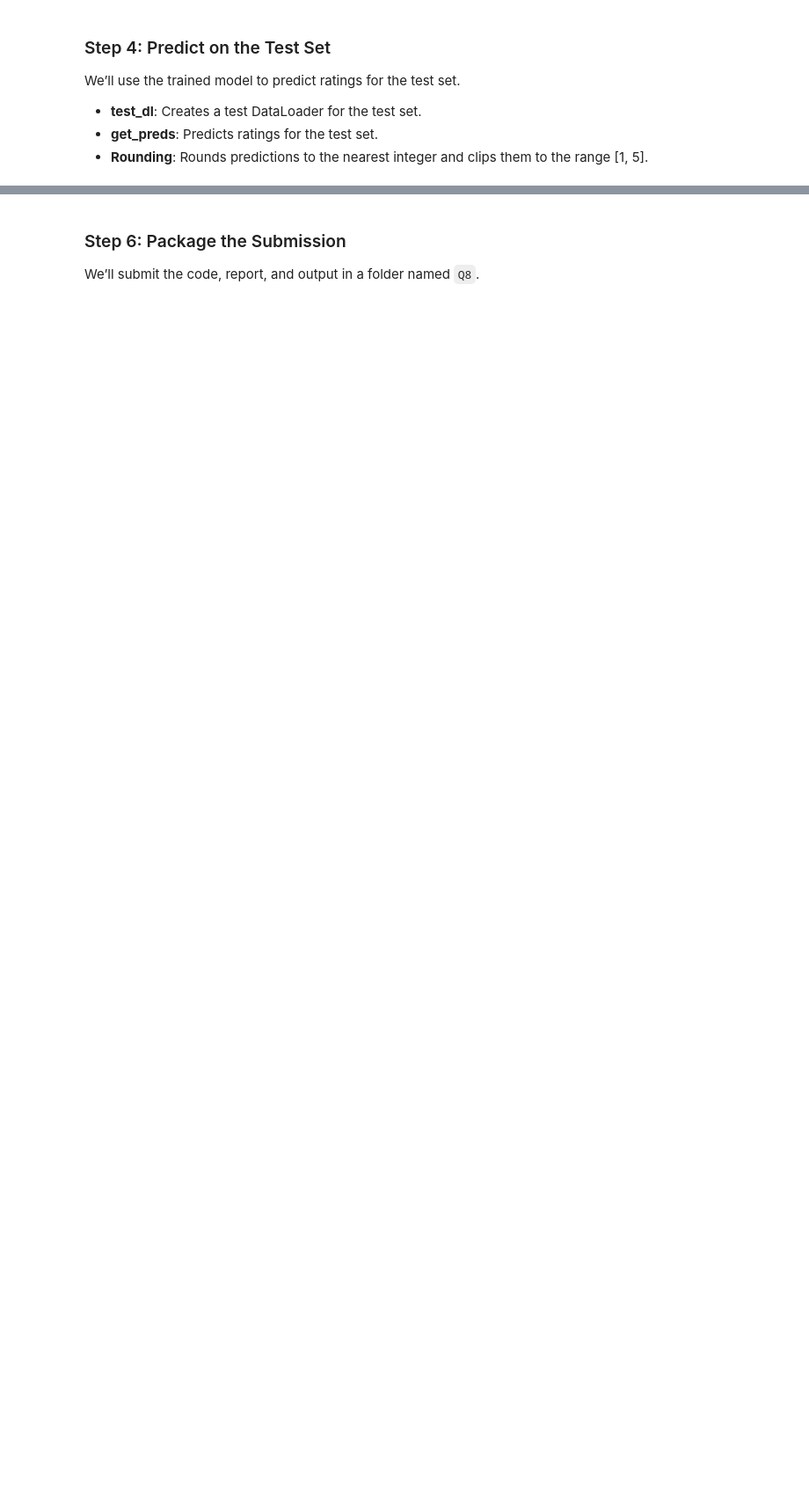
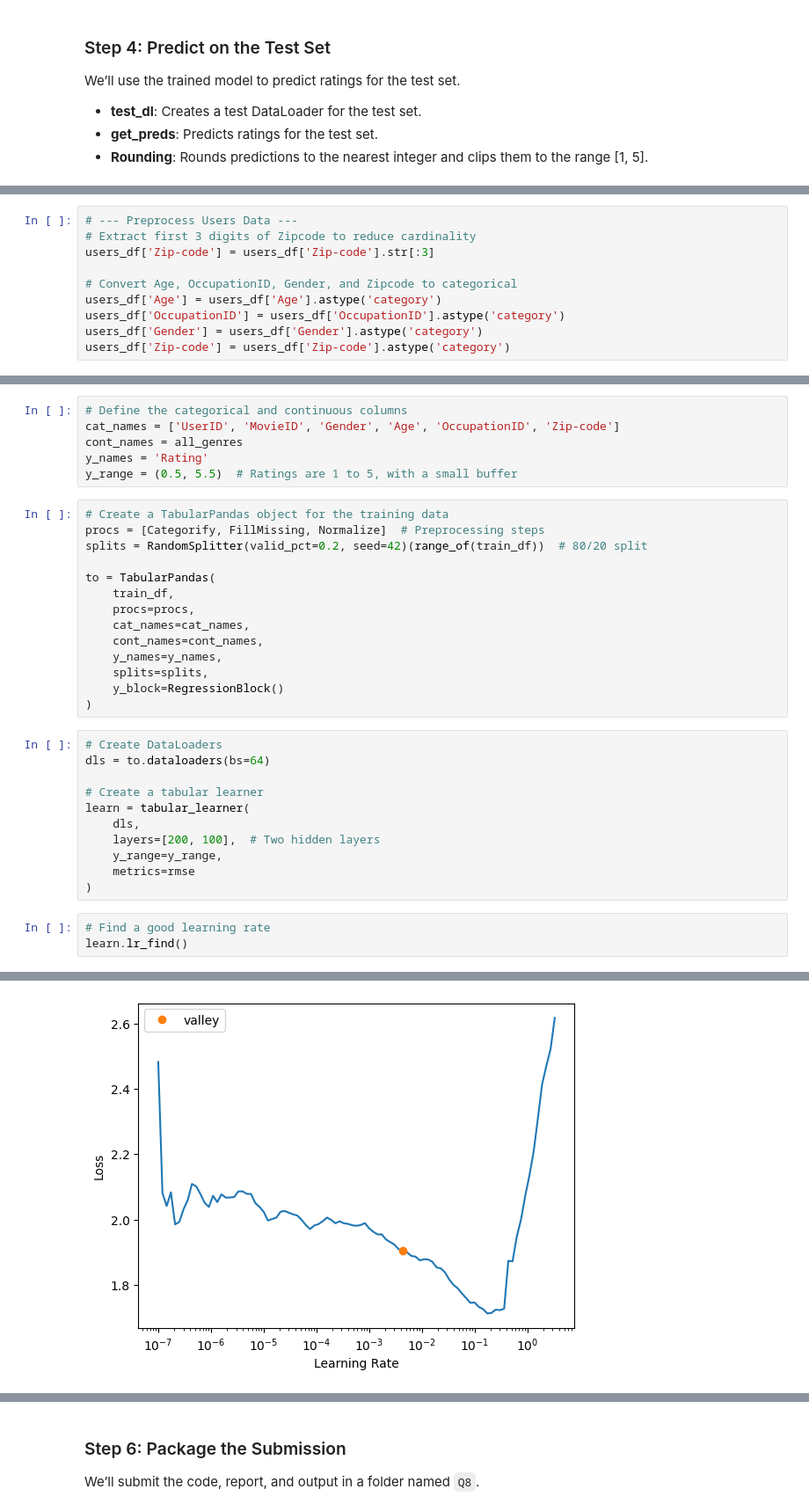
Before and after one commit to twtang/blog, a Jupyter notebook: posts/msbd5002-q8/Q8_code.ipynb, the cells around one changed output, grey strips where cells are left out. Shown at 88% size. Saved outputs shown, nothing was run; the diff lists cells and outputs as text; blank space fills up the shorter version.

```diff
--- a/posts/msbd5002-q8/Q8_code.ipynb
+++ b/posts/msbd5002-q8/Q8_code.ipynb
@@ -219,0 +255,10 @@ output_df.to_csv('Q8_output.csv', index=False)
+# %%
+# --- Preprocess Users Data ---
+# Extract first 3 digits of Zipcode to reduce cardinality
+users_df['Zip-code'] = users_df['Zip-code'].str[:3]
+
+# Convert Age, OccupationID, Gender, and Zipcode to categorical
+users_df['Age'] = users_df['Age'].astype('category')
+users_df['OccupationID'] = users_df['OccupationID'].astype('category')
+users_df['Gender'] = users_df['Gender'].astype('category')
+users_df['Zip-code'] = users_df['Zip-code'].astype('category')
@@ -219,0 +322,35 @@ output_df.to_csv('Q8_output.csv', index=False)
+# %%
+# Define the categorical and continuous columns
+cat_names = ['UserID', 'MovieID', 'Gender', 'Age', 'OccupationID', 'Zip-code']
+cont_names = all_genres
+y_names = 'Rating'
+y_range = (0.5, 5.5)  # Ratings are 1 to 5, with a small buffer
+# %%
+# Create a TabularPandas object for the training data
+procs = [Categorify, FillMissing, Normalize]  # Preprocessing steps
+splits = RandomSplitter(valid_pct=0.2, seed=42)(range_of(train_df))  # 80/20 split
+
+to = TabularPandas(
+    train_df,
+    procs=procs,
+    cat_names=cat_names,
+    cont_names=cont_names,
+    y_names=y_names,
+    splits=splits,
+    y_block=RegressionBlock()
+)
+# %%
+# Create DataLoaders
+dls = to.dataloaders(bs=64)
+
+# Create a tabular learner
+learn = tabular_learner(
+    dls,
+    layers=[200, 100],  # Two hidden layers
+    y_range=y_range,
+    metrics=rmse
+)
+# %%
+# Find a good learning rate
+learn.lr_find()
+# %% [output]
@@ -219,0 +359 @@ output_df.to_csv('Q8_output.csv', index=False)
+[figure, added]
```
Also changed, not shown: parts of 19 cells of this notebook, 18 other files.
